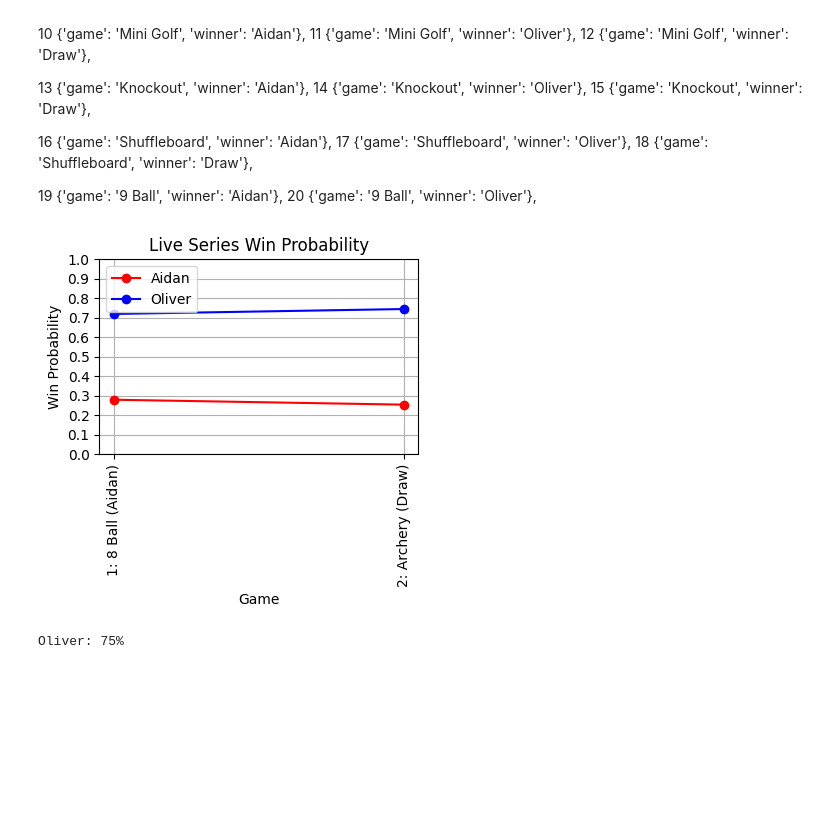
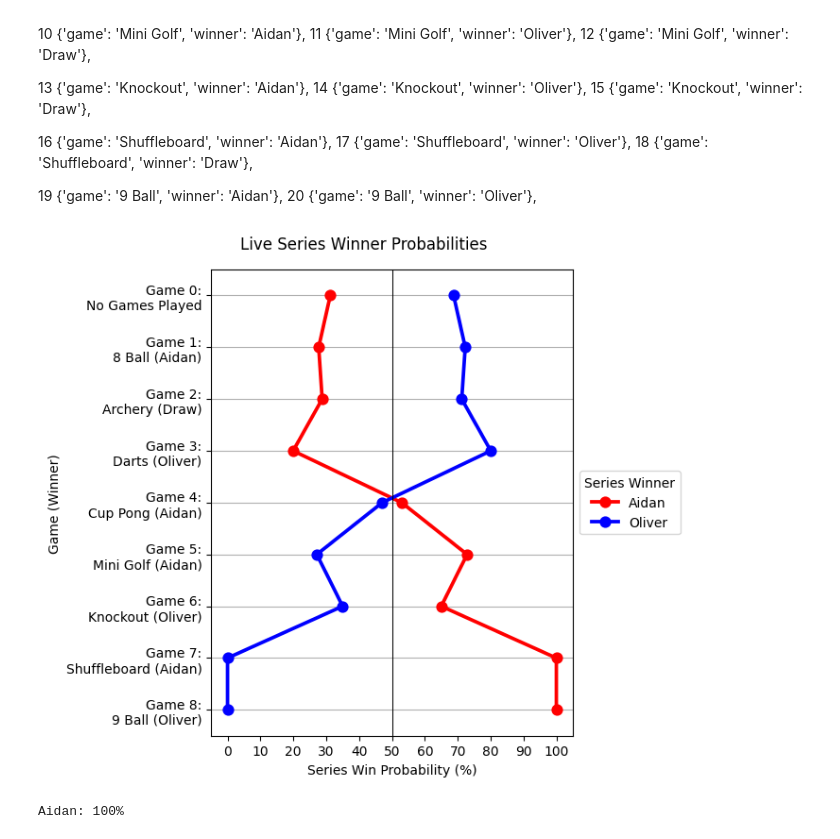
Before and after one commit to otodreas/seriesplotter, a Jupyter notebook: series_live_prediction.ipynb, the cells around one changed output. Saved outputs shown, nothing was run; the diff lists cells and outputs as text; code cells hidden in the pictures; blank space fills up the shorter version.

```diff
--- a/series_live_prediction.ipynb
+++ b/series_live_prediction.ipynb
@@ -8,10 +8,13 @@ from sklearn.feature_extraction import DictVectorizer
 from sklearn.linear_model import LogisticRegression
 from sklearn.metrics import accuracy_score, roc_auc_score
 import matplotlib.pyplot as plt
+import seaborn as sns
+
+colors = ['red', 'blue']
+sns.set_palette(colors)
 
 # Load data
 df = pd.read_csv('Series - Sheet1.csv')
 df['Date'] = pd.to_datetime(df['Date'], format='mixed')
 df = df.drop(columns=['Note'])
 df['Winner'] = df['Result'].str.extract(r'(Aidan|Oliver)')
-df
@@ -249,10 +262,16 @@ x = [{'game': '8 Ball', 'winner': 'Aidan'},
 # %%
 live_series = [
     x[0],
-    x[4]
+    x[4],
+    x[6],
+    x[8],
+    x[10],
+    x[14],
+    x[16],
+    x[20]
 ]
 
 plot_live_probabilities(live_series)
 # %% [output]
-[figure, old version]
+[figure, new version]
-Oliver: 75%
+Aidan: 100%
```
Also changed, not shown: parts of 4 cells of this notebook.
